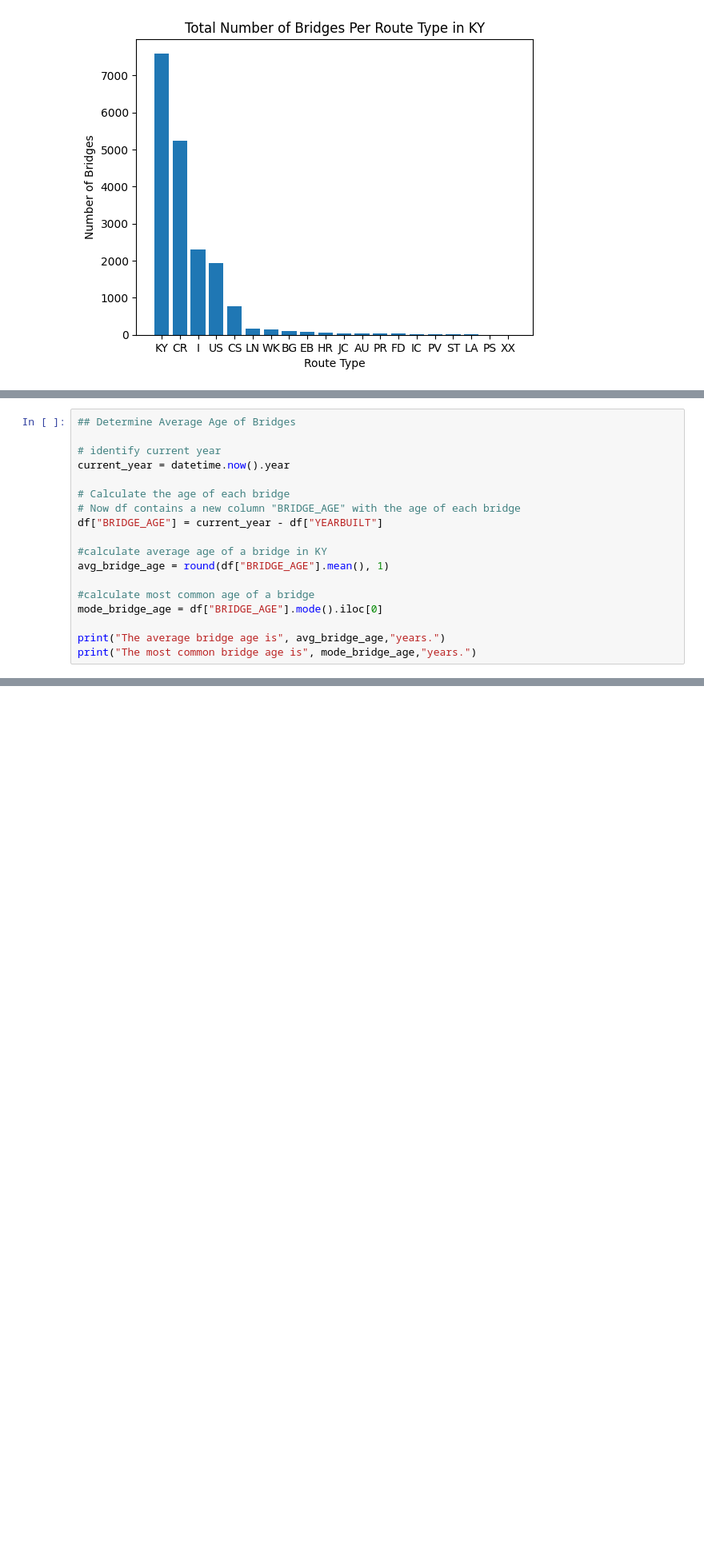
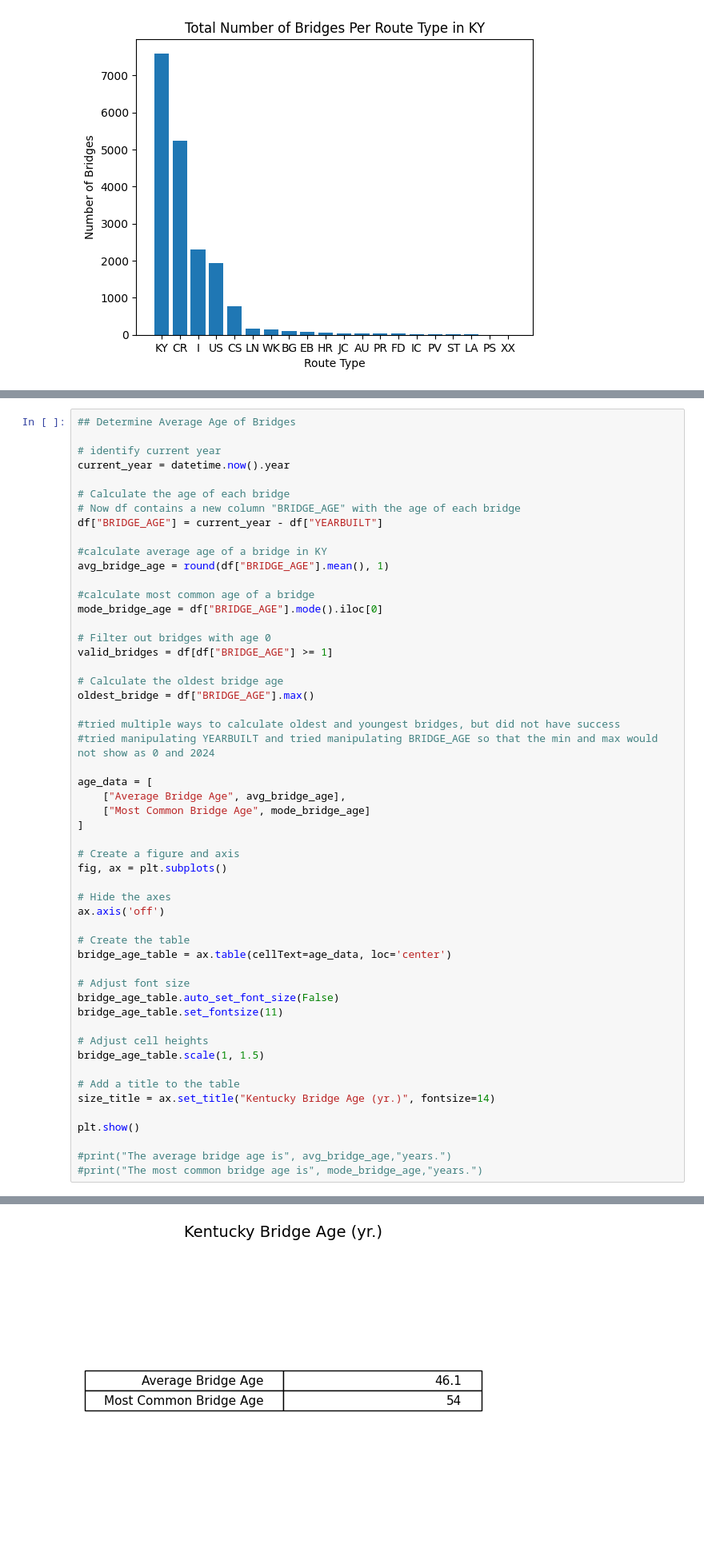
Before and after one commit to DaveenK/KYTC_Bridges, a Jupyter notebook: ky-bridge-analysis-DaveenKnue.ipynb, the cells around one changed output, grey strips where cells are left out. Shown at 80% size. Cells and saved outputs as stored; diff of their text form; blank space fills up the shorter version.

```diff
--- a/ky-bridge-analysis-DaveenKnue.ipynb
+++ b/ky-bridge-analysis-DaveenKnue.ipynb
@@ -242,6 +266,41 @@ avg_bridge_age = round(df["BRIDGE_AGE"].mean(), 1)
 #calculate most common age of a bridge
 mode_bridge_age = df["BRIDGE_AGE"].mode().iloc[0]
 
-print("The average bridge age is", avg_bridge_age,"years.")
-print("The most common bridge age is", mode_bridge_age,"years.")
+# Filter out bridges with age 0
+valid_bridges = df[df["BRIDGE_AGE"] >= 1]
+
+# Calculate the oldest bridge age
+oldest_bridge = df["BRIDGE_AGE"].max()
+
+#tried multiple ways to calculate oldest and youngest bridges, but did not have success
+#tried manipulating YEARBUILT and tried manipulating BRIDGE_AGE so that the min and max would not show as 0 and 2024
+
+age_data = [
+    ["Average Bridge Age", avg_bridge_age],
+    ["Most Common Bridge Age", mode_bridge_age]
+]
+
+# Create a figure and axis
+fig, ax = plt.subplots()
+
+# Hide the axes
+ax.axis('off')
+
+# Create the table
+bridge_age_table = ax.table(cellText=age_data, loc='center')
+
+# Adjust font size
+bridge_age_table.auto_set_font_size(False)
+bridge_age_table.set_fontsize(11)
+
+# Adjust cell heights
+bridge_age_table.scale(1, 1.5)
+
+# Add a title to the table
+size_title = ax.set_title("Kentucky Bridge Age (yr.)", fontsize=14)
+
+plt.show()
+
+#print("The average bridge age is", avg_bridge_age,"years.")
+#print("The most common bridge age is", mode_bridge_age,"years.")
 # %% [output]
@@ -250,3 +307,4 @@ The most common bridge age is 54 years.
+[figure, added]
 # %%
 #Read in file containing Weight Limits for Bridges in Kentucky
 # If the file is in the same directory as your Python script, you can just specify the filename
```
Also changed, not shown: parts of 7 cells of this notebook.
